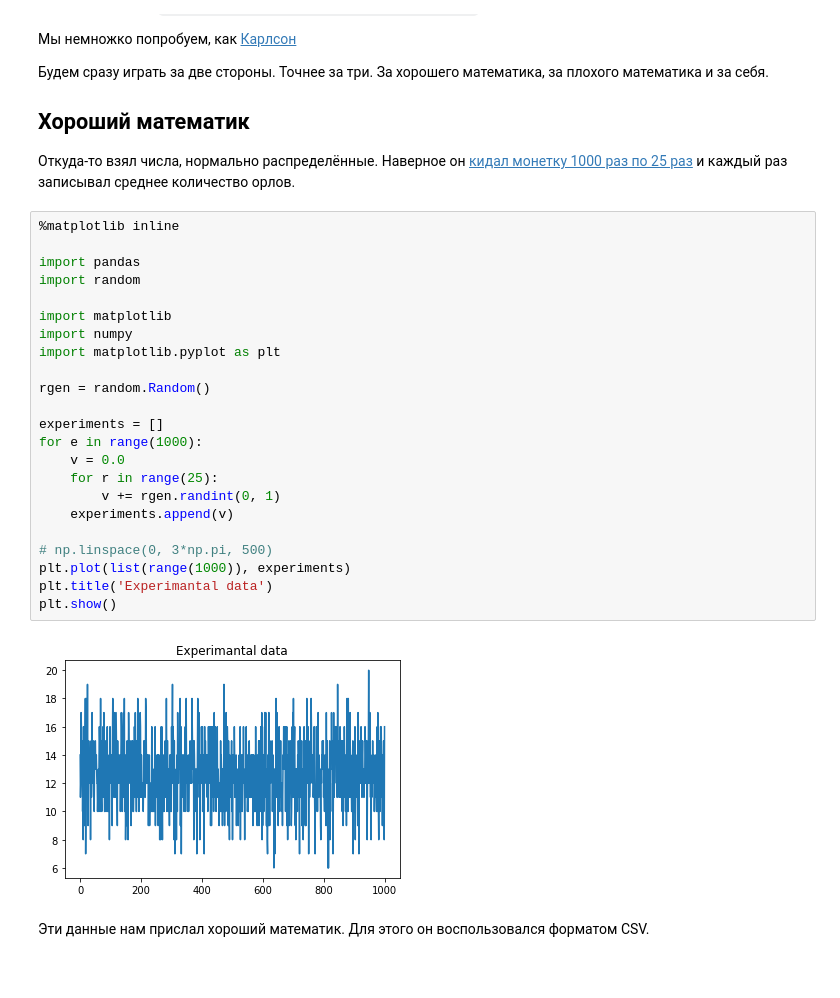
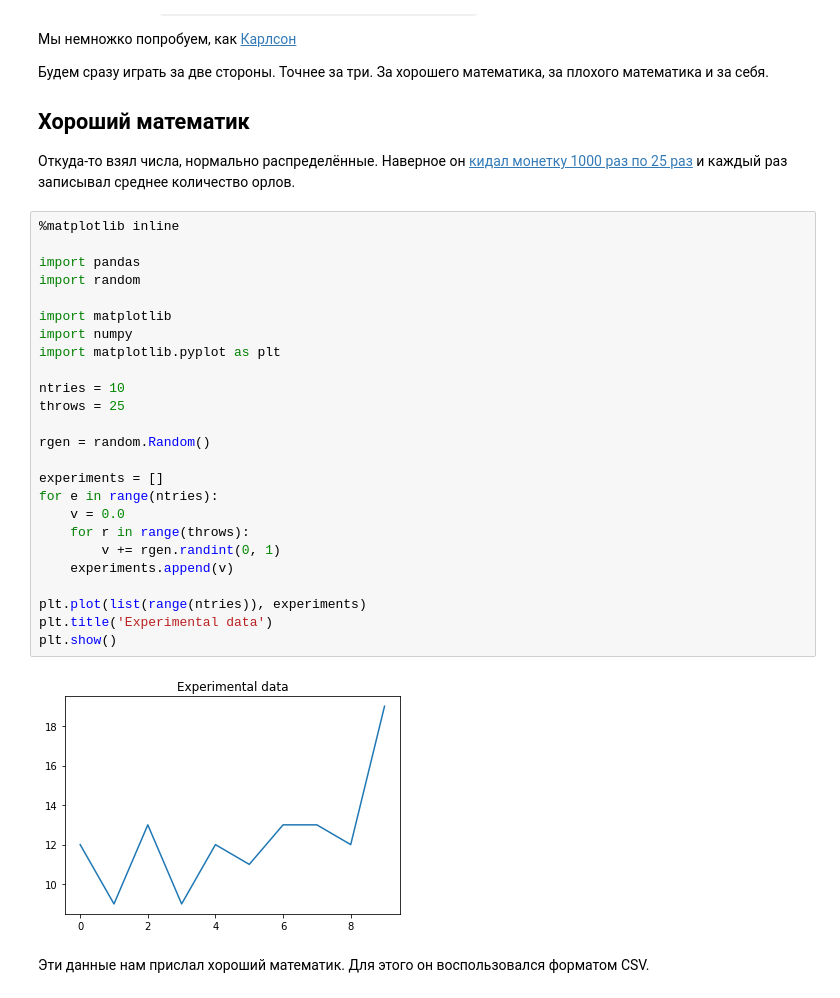
Before and after one commit to dluciv/python-intro-course, a Jupyter notebook: docs/jupiter-notebooks/09.pandas.ipynb, the cells around one changed output. Cells and saved outputs as stored; diff of their text form.

Commit message:
Simpler experiment

```diff
--- a/docs/jupiter-notebooks/09.pandas.ipynb
+++ b/docs/jupiter-notebooks/09.pandas.ipynb
@@ -13,28 +13,30 @@
 # %%
 %matplotlib inline
 
 import pandas
 import random
 
 import matplotlib
 import numpy
 import matplotlib.pyplot as plt
 
+ntries = 10
+throws = 25
+
 rgen = random.Random()
 
 experiments = []
-for e in range(1000):
+for e in range(ntries):
     v = 0.0
-    for r in range(25):
+    for r in range(throws):
         v += rgen.randint(0, 1)
     experiments.append(v)
 
-# np.linspace(0, 3*np.pi, 500)
-plt.plot(list(range(1000)), experiments)
-plt.title('Experimantal data')
+plt.plot(list(range(ntries)), experiments)
+plt.title('Experimental data')
 plt.show()
 # %% [output]
-[figure, old version]
+[figure, new version]
 # %% [markdown]
 Эти данные нам прислал хороший математик. Для этого он воспользовался форматом CSV.
 # %%
```
Also changed, not shown: parts of 5 cells of this notebook.
